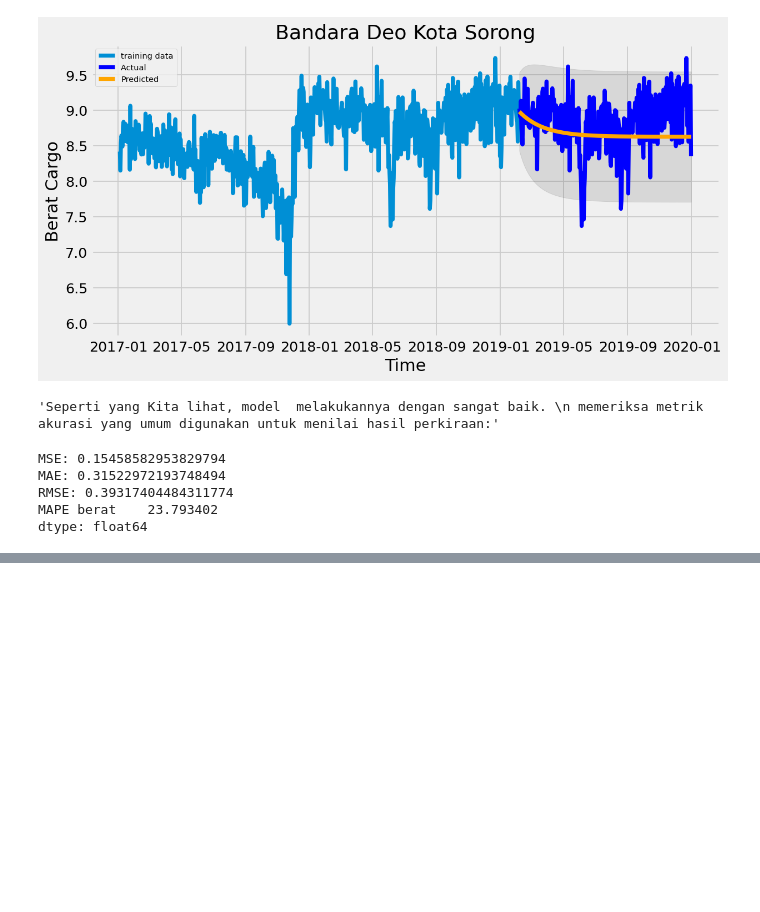
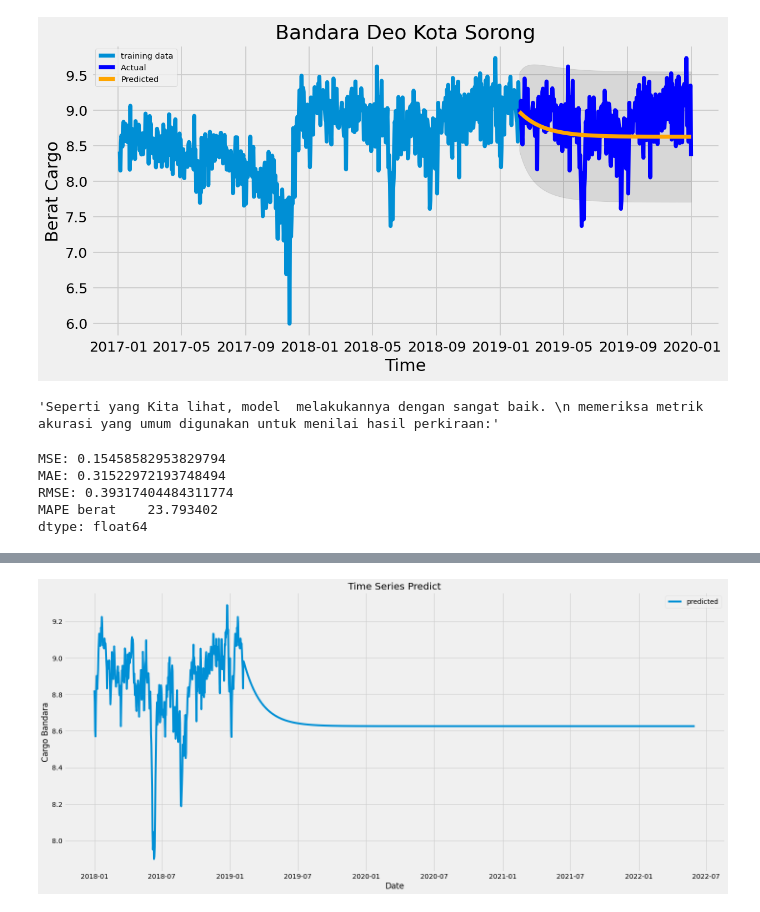
Before and after one commit to Suwandi-amin-sangaji/arima, a Jupyter notebook: arimaspiltdata7.ipynb, the cells around one changed output, grey strips where cells are left out. Cells and saved outputs as stored; diff of their text form; code cells hidden in the pictures; blank space fills up the shorter version.

```diff
--- a/arimaspiltdata7.ipynb
+++ b/arimaspiltdata7.ipynb
@@ -373,0 +377,24 @@ print(future_forecast)
+# %%
+# ARIMA LİBRARY
+from statsmodels.tsa.arima_model import ARIMA
+from pandas import datetime
+
+# fit model
+model = ARIMA(train_data, order=(1,0,1))  # (ARMA) = (1,0,1)
+model_fit = model.fit(disp=-1)
+
+# predict
+start_index = datetime(2018, 1, 1)
+end_index = datetime(2022, 5, 31)
+forecast = model_fit.predict(start=start_index, end=end_index)
+# visualization
+plt.figure(figsize=(22,10))
+# plt.plot(train_data.tanggal,train_data.berat,label = "original")
+plt.plot(forecast,label = "predicted")
+plt.title("Time Series Predict")
+plt.xlabel("Date")
+plt.ylabel("Cargo Bandara")
+plt.legend()
+plt.show()
+# %% [output]
+[figure, added]
```
Also changed, not shown: parts of 4 cells of this notebook, 7 other files.
